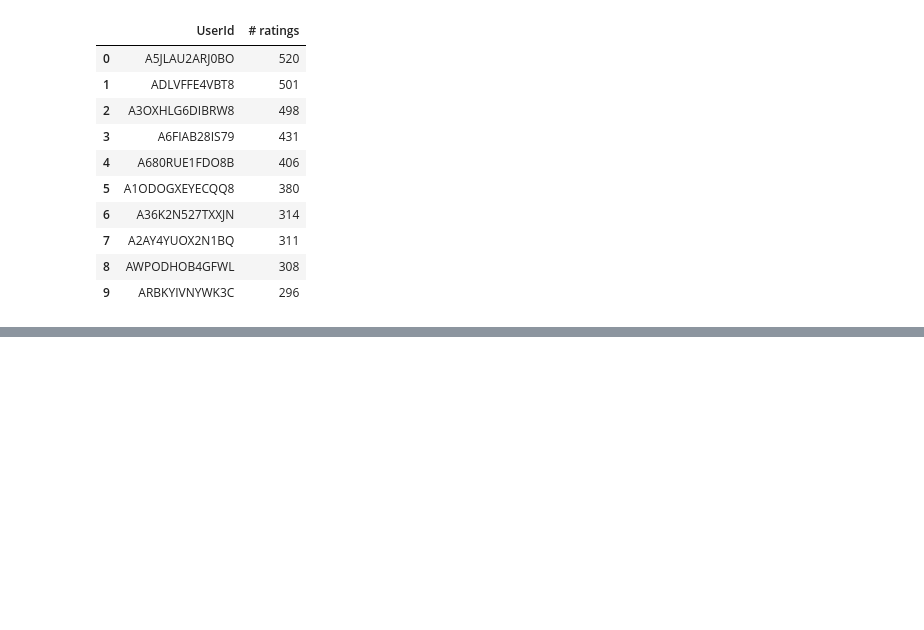
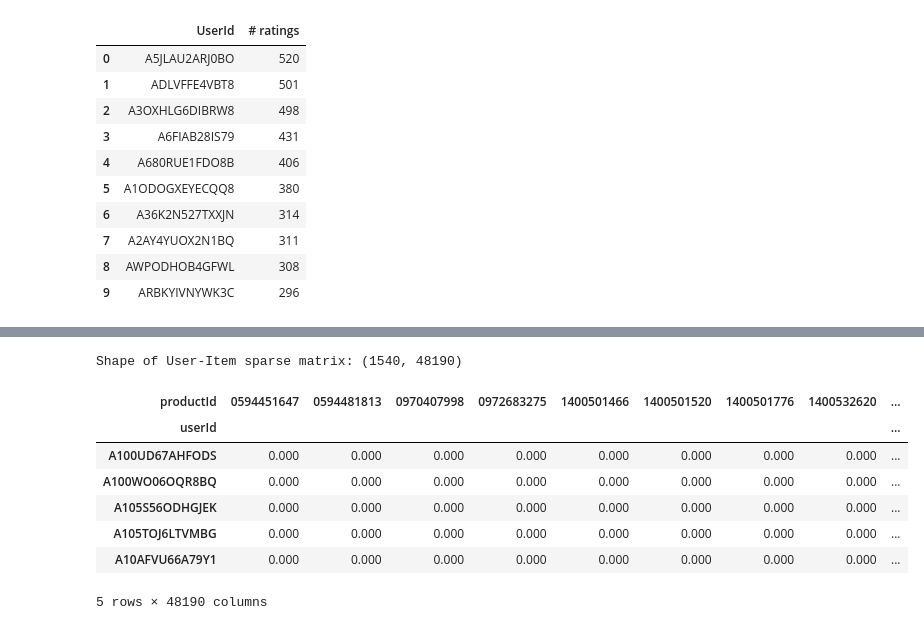
Before and after one commit to Bazinga97/Recommendation-system-, a Jupyter notebook: Amazon_Electronics_Recommendation.ipynb, the cells around one changed output, grey strips where cells are left out. Saved outputs shown, nothing was run; the diff lists cells and outputs as text; code cells hidden in the pictures; blank space fills up the shorter version.

```diff
--- a/Amazon_Electronics_Recommendation.ipynb
+++ b/Amazon_Electronics_Recommendation.ipynb
@@ -275,0 +627,16 @@ most_rated.head(10)
+# %%
+
+# Create the User-Item sparse matrix
+user_item = ratings.pivot(index='userId', columns='productId', values='rating').fillna(0)
+print('Shape of User-Item sparse matrix:', user_item.shape)
+user_item.head()
+# %% [output]
+Shape of User-Item sparse matrix: (1540, 48190)
+| productId | 0594451647 | 0594481813 | 0970407998 | 0972683275 | 1400501466 | 1400501520 | 1400501776 | 1400532620 | ... |
+| userId |  |  |  |  |  |  |  |  | ... |
+| A100UD67AHFODS | 0.000 | 0.000 | 0.000 | 0.000 | 0.000 | 0.000 | 0.000 | 0.000 | ... |
+| A100WO06OQR8BQ | 0.000 | 0.000 | 0.000 | 0.000 | 0.000 | 0.000 | 0.000 | 0.000 | ... |
+| A105S56ODHGJEK | 0.000 | 0.000 | 0.000 | 0.000 | 0.000 | 0.000 | 0.000 | 0.000 | ... |
+| A105TOJ6LTVMBG | 0.000 | 0.000 | 0.000 | 0.000 | 0.000 | 0.000 | 0.000 | 0.000 | ... |
+| A10AFVU66A79Y1 | 0.000 | 0.000 | 0.000 | 0.000 | 0.000 | 0.000 | 0.000 | 0.000 | ... |
+5 rows × 48190 columns
```
Also changed, not shown: parts of 23 cells of this notebook.
